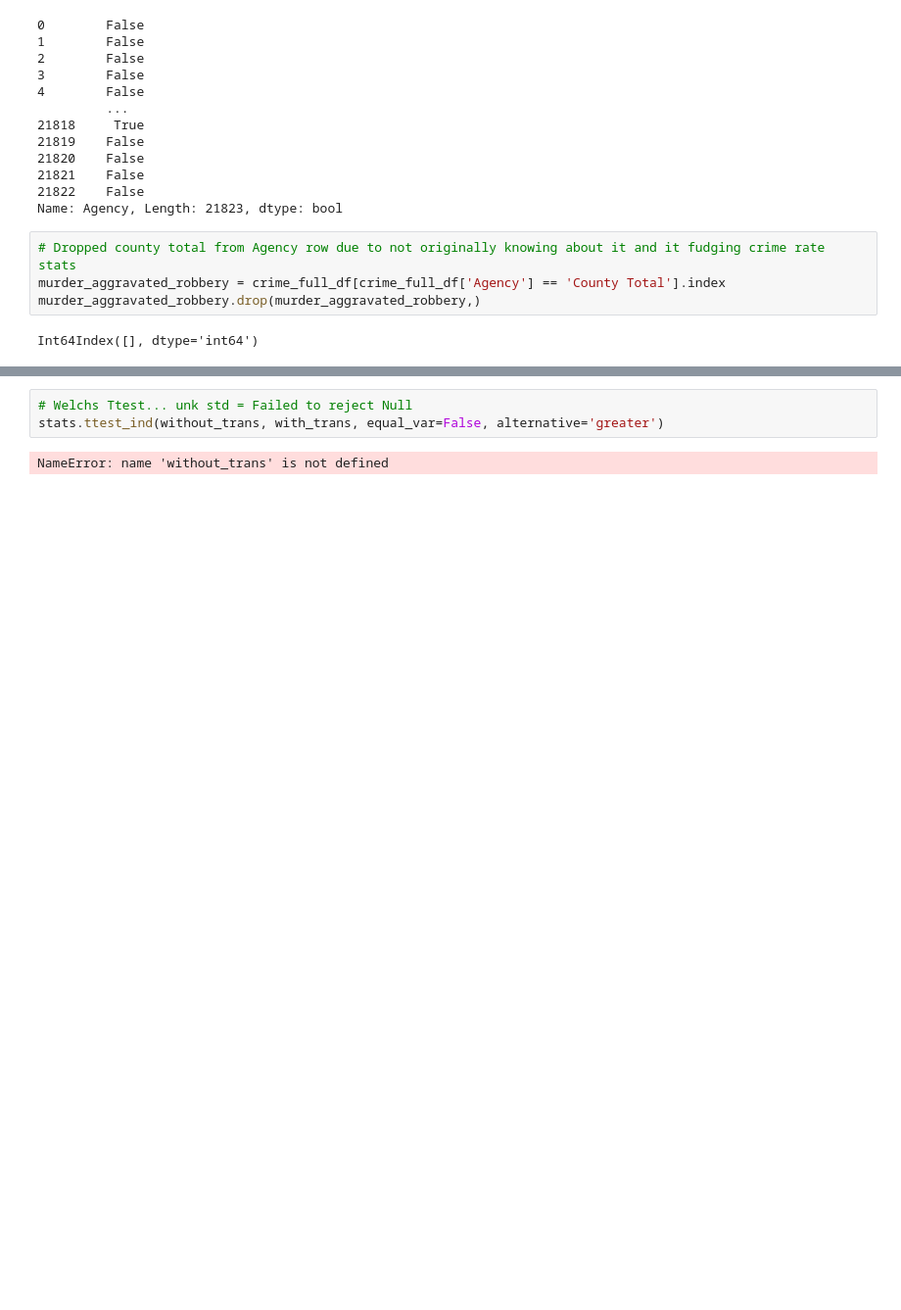
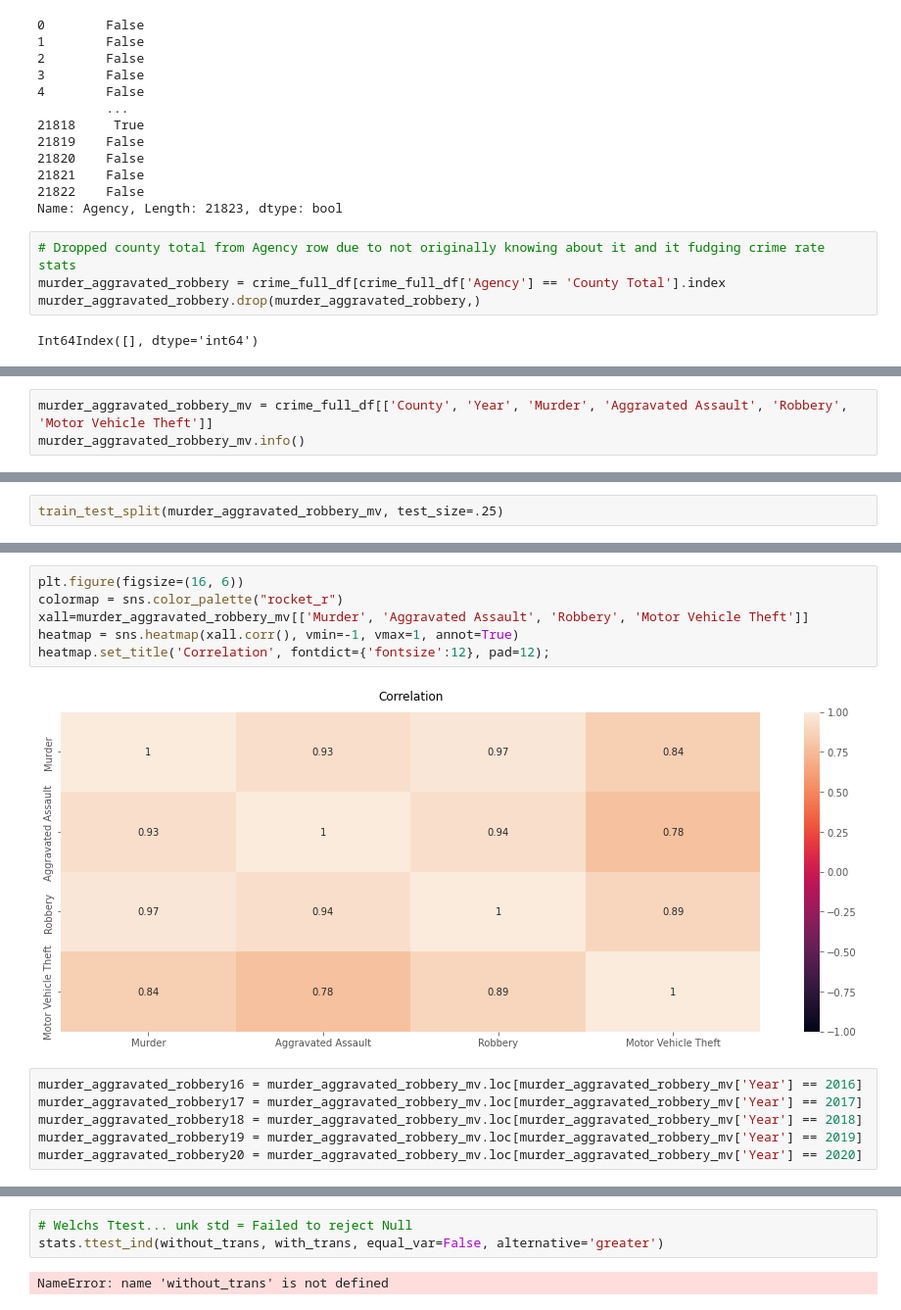
Before and after one commit to morgancoad/final_pro_two, a Jupyter notebook: notebooks/2016-2020_public_trans.ipynb, the cells around one changed output, grey strips where cells are left out. Shown at 98% size. Cells and saved outputs as stored; diff of their text form; blank space fills up the shorter version.

Commit message:
updated read me and some graphs

```diff
--- a/notebooks/2016-2020_public_trans.ipynb
+++ b/notebooks/2016-2020_public_trans.ipynb
@@ -172,0 +54,3 @@ heatmap.set_title('Correlation Heatmap', fontdict={'fontsize':12}, pad=12);
+# %%
+murder_aggravated_robbery_mv = crime_full_df[['County', 'Year', 'Murder', 'Aggravated Assault', 'Robbery', 'Motor Vehicle Theft']]
+murder_aggravated_robbery_mv.info()
@@ -172,0 +79,2 @@ heatmap.set_title('Correlation Heatmap', fontdict={'fontsize':12}, pad=12);
+# %%
+train_test_split(murder_aggravated_robbery_mv, test_size=.25)
@@ -172,0 +99,14 @@ heatmap.set_title('Correlation Heatmap', fontdict={'fontsize':12}, pad=12);
+# %%
+plt.figure(figsize=(16, 6))
+colormap = sns.color_palette("rocket_r")
+xall=murder_aggravated_robbery_mv[['Murder', 'Aggravated Assault', 'Robbery', 'Motor Vehicle Theft']]
+heatmap = sns.heatmap(xall.corr(), vmin=-1, vmax=1, annot=True)
+heatmap.set_title('Correlation', fontdict={'fontsize':12}, pad=12);
+# %% [output]
+[figure, added]
+# %%
+murder_aggravated_robbery16 = murder_aggravated_robbery_mv.loc[murder_aggravated_robbery_mv['Year'] == 2016]
+murder_aggravated_robbery17 = murder_aggravated_robbery_mv.loc[murder_aggravated_robbery_mv['Year'] == 2017]
+murder_aggravated_robbery18 = murder_aggravated_robbery_mv.loc[murder_aggravated_robbery_mv['Year'] == 2018]
+murder_aggravated_robbery19 = murder_aggravated_robbery_mv.loc[murder_aggravated_robbery_mv['Year'] == 2019]
+murder_aggravated_robbery20 = murder_aggravated_robbery_mv.loc[murder_aggravated_robbery_mv['Year'] == 2020]
```
Also changed, not shown: parts of 63 cells of this notebook, 11 other files.
